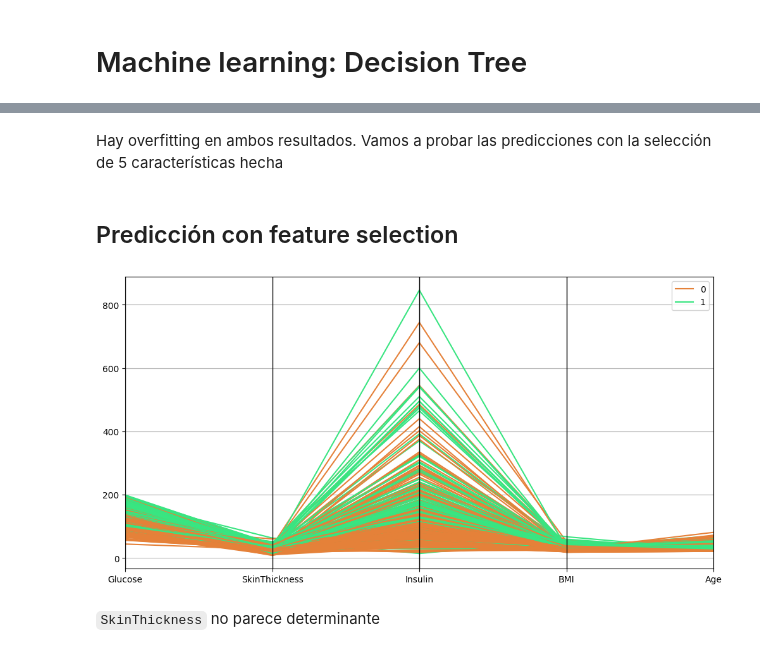
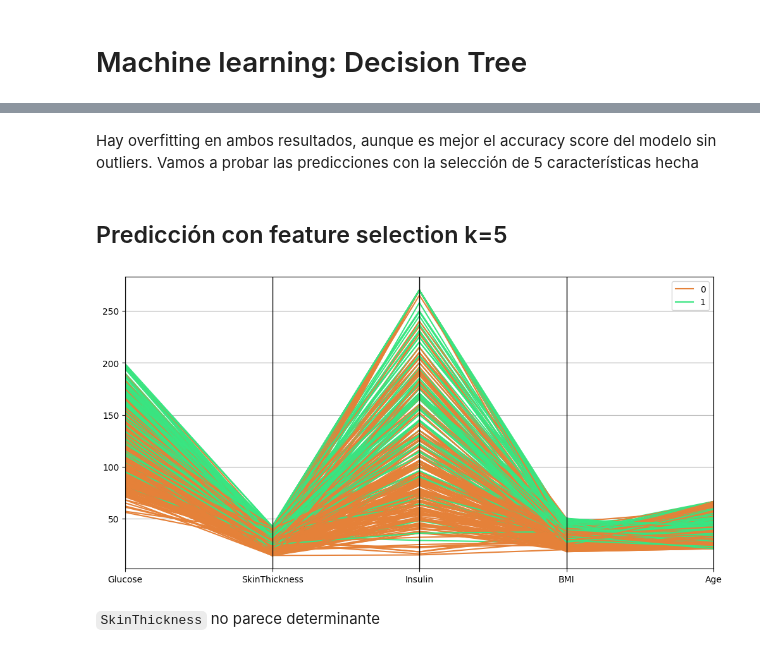
Before and after one commit to javier-senda/decision-tree, a Jupyter notebook: src/machine-learning.ipynb, the cells around one changed output, grey strips where cells are left out. Saved outputs shown, nothing was run; the diff lists cells and outputs as text; code cells hidden in the pictures.

```diff
--- a/src/machine-learning.ipynb
+++ b/src/machine-learning.ipynb
@@ -60,25 +60,26 @@ results
 # %% [markdown]
-Hay overfitting en ambos resultados. Vamos a probar las predicciones con la selección de 5 características hecha
+Hay overfitting en ambos resultados, aunque es mejor el accuracy score del modelo sin outliers.
+Vamos a probar las predicciones con la selección de 5 características hecha
 # %% [markdown]
-## Predicción con feature selection
+## Predicción con feature selection k=5
 # %%
-train_data_con_outliers = pd.read_csv("../data/processed/clean_train_con_outliers.csv")
-test_data_con_outliers = pd.read_csv("../data/processed/clean_test_con_outliers.csv")
+train_data = pd.read_csv("../data/processed/clean_train_sin_outliers.csv")
+test_data = pd.read_csv("../data/processed/clean_test_sin_outliers.csv")
 
-X_train_con_outliers = train_data_con_outliers.drop(["Outcome"], axis = 1)
-y_train_con_outliers = train_data_con_outliers["Outcome"]
-X_test_con_outliers = test_data_con_outliers.drop(["Outcome"], axis = 1)
-y_test_con_outliers = test_data_con_outliers["Outcome"]
+X_train = train_data.drop(["Outcome"], axis = 1)
+y_train = train_data["Outcome"]
+X_test = test_data.drop(["Outcome"], axis = 1)
+y_test = test_data["Outcome"]
 # %%
 import matplotlib.pyplot as plt
 
 plt.figure(figsize=(12, 6))
 
-pd.plotting.parallel_coordinates(train_data_con_outliers, "Outcome", color = ("#E58139", "#39E581", "#8139E5"))
+pd.plotting.parallel_coordinates(train_data, "Outcome", color = ("#E58139", "#39E581", "#8139E5"))
 
 plt.show()
 # %% [output]
-[figure, old version]
+[figure, new version]
 # %% [markdown]
 `SkinThickness` no parece determinante
 # %%
```
Also changed, not shown: parts of 12 cells of this notebook, 2 other files.
